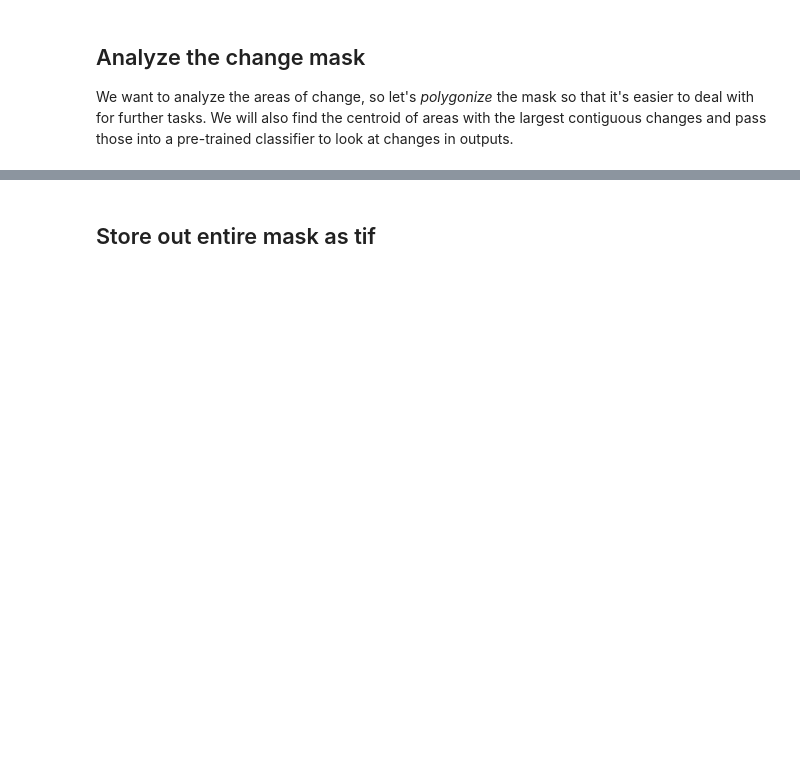
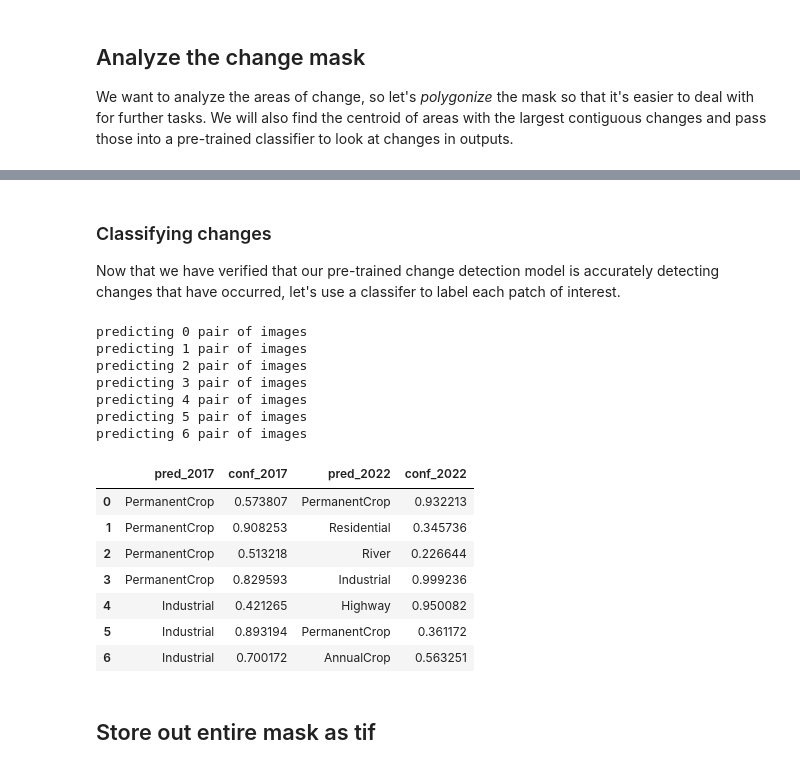
Before and after one commit to makepath/austin-ml-change-detection-demo, a Jupyter notebook: SiameseCD/planet_demo.ipynb, the cells around one changed output, grey strips where cells are left out. Drawn from its saved outputs; the diff is of its cells as text; code cells hidden in the pictures; blank space fills up the shorter version.

Commit message:
working on classifying changes

```diff
--- a/SiameseCD/planet_demo.ipynb
+++ b/SiameseCD/planet_demo.ipynb
@@ -259,0 +310,50 @@ for im in range(len(images['ims_2017'])):
+# %% [markdown]
+### Classifying changes
+Now that we have verified that our pre-trained change detection model is accurately detecting changes that have occurred, let's use a classifer to label each patch of interest.
+# %%
+import torchvision.transforms as T
+import torchvision.transforms.functional as F
+pred_17 = []
+conf_17 = []
+pred_22 = []
+conf_22 = []
+transform = T.Compose([#T.Normalize(
+                       # mean=[0.485, 0.456, 0.406],
+                       # std=[0.229, 0.224, 0.225]
+                    #),
+                       T.ToPILImage(),
+                       T.CenterCrop((224,224)),
+                       T.ToTensor(),
+                   ])
+for i in range(7):
+    print(f"predicting {i} pair of images")
+    temp_2017 = ims_17[i].data
+    temp_2022 = ims_22[i].data
+    torch_2017 = transform(torch.from_numpy(temp_2017))
+    torch_2022 = transform(torch.from_numpy(temp_2022))
+    temp_2017 = Image(torch_2017.float())
+    temp_2022 = Image(torch_2022.float())
+    p_17 = learner.predict(temp_2017)
+    p_22 = learner.predict(temp_2022)
+    pred_17.append(p_17[1].item())
+    conf_17.append(p_17[2][p_17[1].item()].item())
+    pred_22.append(p_22[1].item())
+    conf_22.append(p_22[2][p_22[1].item()].item())
+df = pd.DataFrame(data={'pred_2017':[learner.data.classes[x] for x in pred_17],'conf_2017':conf_17,'pred_2022':[learner.data.classes[x] for x in pred_22],'conf_2022':conf_22})
+df
+# %% [output]
+predicting 0 pair of images
+predicting 1 pair of images
+predicting 2 pair of images
+predicting 3 pair of images
+predicting 4 pair of images
+predicting 5 pair of images
+predicting 6 pair of images
+|  | pred_2017 | conf_2017 | pred_2022 | conf_2022 |
+| 0 | PermanentCrop | 0.573807 | PermanentCrop | 0.932213 |
+| 1 | PermanentCrop | 0.908253 | Residential | 0.345736 |
+| 2 | PermanentCrop | 0.513218 | River | 0.226644 |
+| 3 | PermanentCrop | 0.829593 | Industrial | 0.999236 |
+| 4 | Industrial | 0.421265 | Highway | 0.950082 |
+| 5 | Industrial | 0.893194 | PermanentCrop | 0.361172 |
+| 6 | Industrial | 0.700172 | AnnualCrop | 0.563251 |
```
Also changed, not shown: parts of 15 cells of this notebook.
